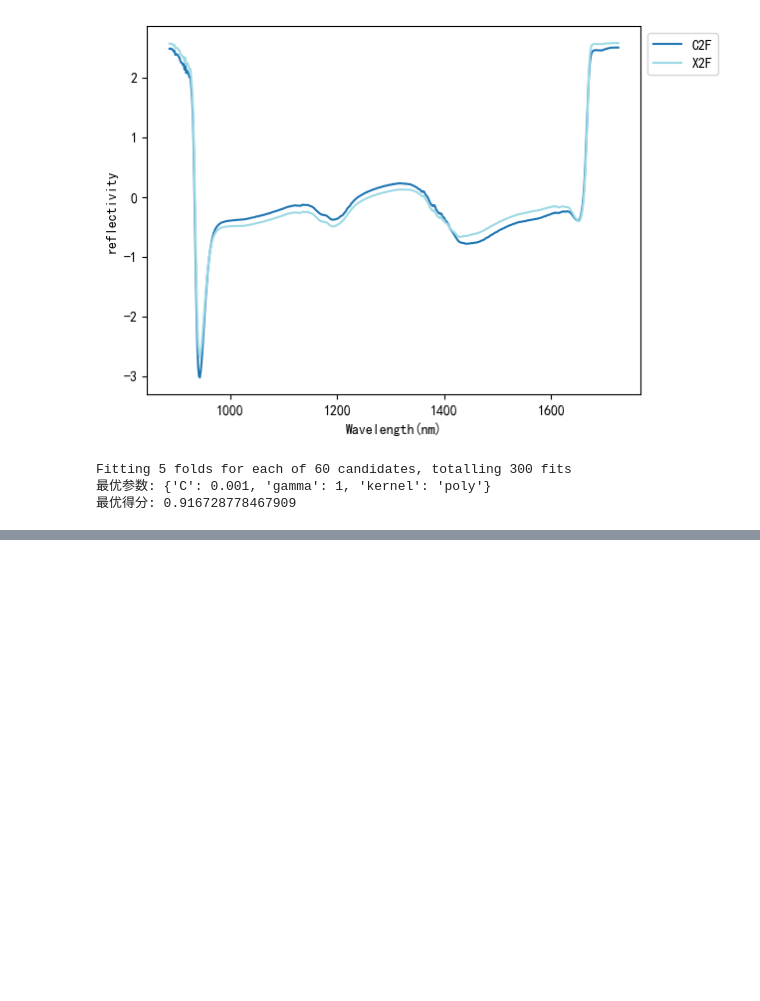
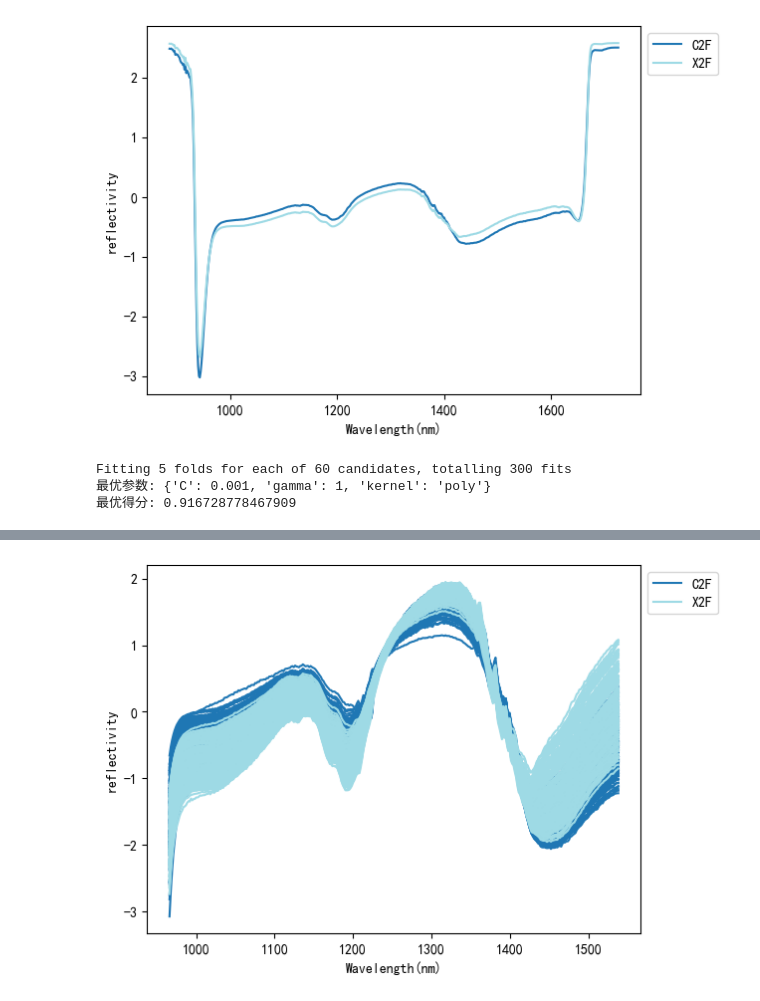
Before and after one commit to zwb-2023/Spectrum_analyse, a Jupyter notebook: 光谱数据分析模板.ipynb, the cells around one changed output, grey strips where cells are left out. Drawn from its saved outputs; the diff is of its cells as text; code cells hidden in the pictures; blank space fills up the shorter version.

```diff
--- a/光谱数据分析模板.ipynb
+++ b/光谱数据分析模板.ipynb
@@ -108,0 +180,5 @@ np.float64(0.9885057471264368)
+# %%
+category,  split_datas = split_data(labels , snv(spectrum))
+plot_duplicate_data(category,  split_datas , wave , type='all')
+# %% [output]
+[figure, added]
```
Also changed, not shown: parts of 25 cells of this notebook.
